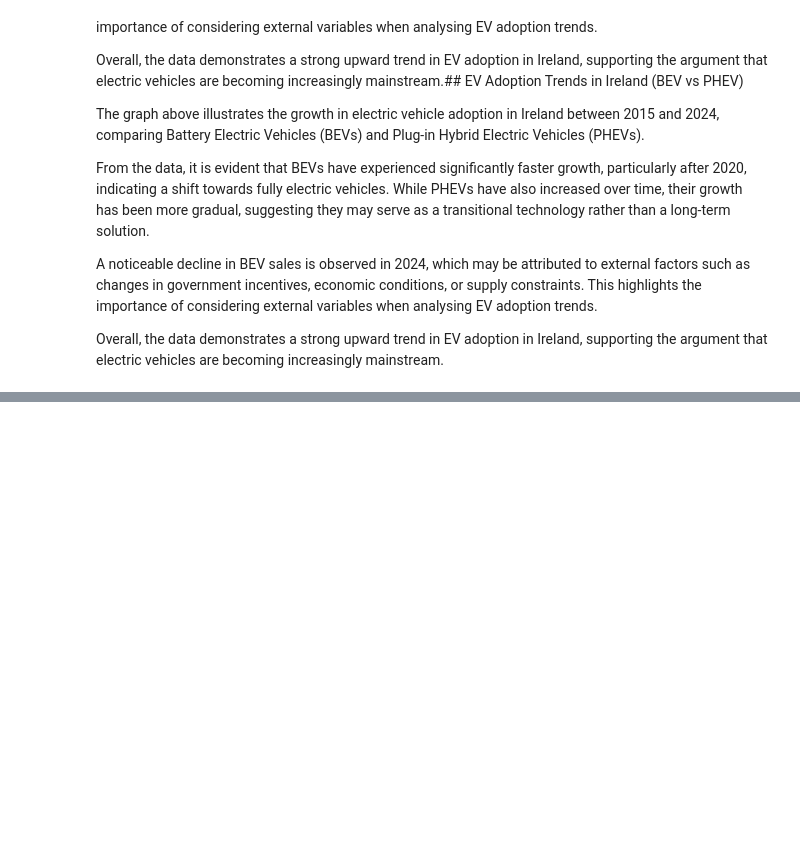
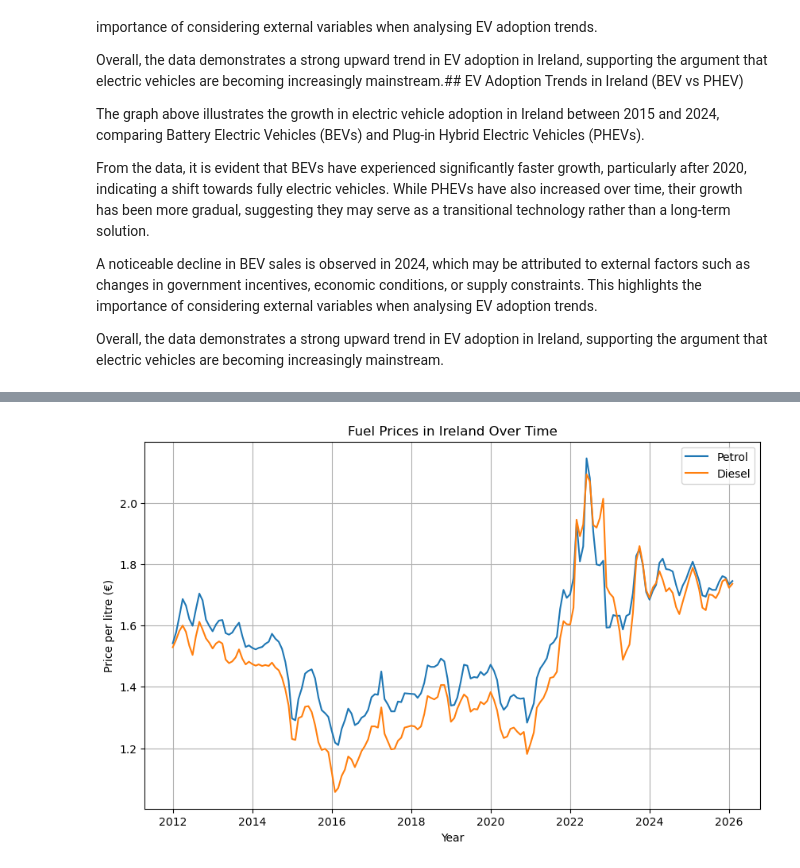
Before and after one commit to Guilherme2022448/Final-Project, a Jupyter notebook: ev_adoption_analysis.ipynb, the cells around one changed output, grey strips where cells are left out. Cells and saved outputs as stored; diff of their text form; code cells hidden in the pictures; blank space fills up the shorter version.

```diff
--- a/ev_adoption_analysis.ipynb
+++ b/ev_adoption_analysis.ipynb
@@ -264,0 +365,9 @@ Overall, the data demonstrates a strong upward trend in EV adoption in Ireland,
+# %%
+fuel_prices = fuel_df[
+    fuel_df['Consumer Item'].str.contains('petrol|diesel|fuel', case=False, na=False)
+].copy()
+
+fuel_prices['Month'] = pd.to_datetime(fuel_prices['Month'], format='%Y %B')
+fuel_prices['year'] = fuel_prices['Month'].dt.year
+
+fuel_prices.head()
@@ -264,0 +381,22 @@ Overall, the data demonstrates a strong upward trend in EV adoption in Ireland,
+# %%
+petrol = fuel_prices[
+    fuel_prices['Consumer Item'].str.contains('petrol', case=False, na=False)
+]
+
+diesel = fuel_prices[
+    fuel_prices['Consumer Item'].str.contains('diesel', case=False, na=False)
+]
+# %%
+plt.figure(figsize=(10,6))
+
+plt.plot(petrol['Month'], petrol['VALUE'], label='Petrol')
+plt.plot(diesel['Month'], diesel['VALUE'], label='Diesel')
+
+plt.title('Fuel Prices in Ireland Over Time')
+plt.xlabel('Year')
+plt.ylabel('Price per litre (€)')
+plt.legend()
+plt.grid()
+plt.show()
+# %% [output]
+[figure, added]
```
Also changed, not shown: parts of 18 cells of this notebook.
